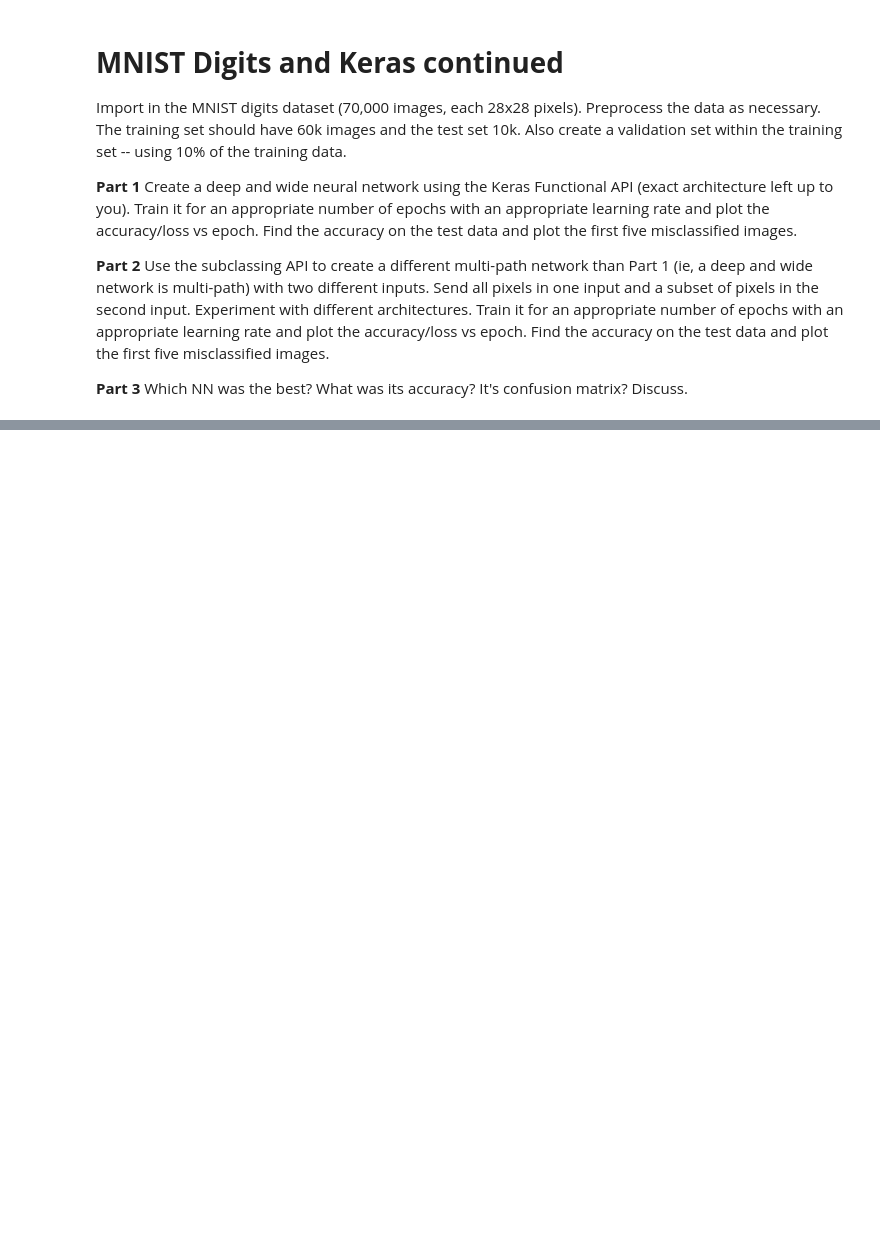
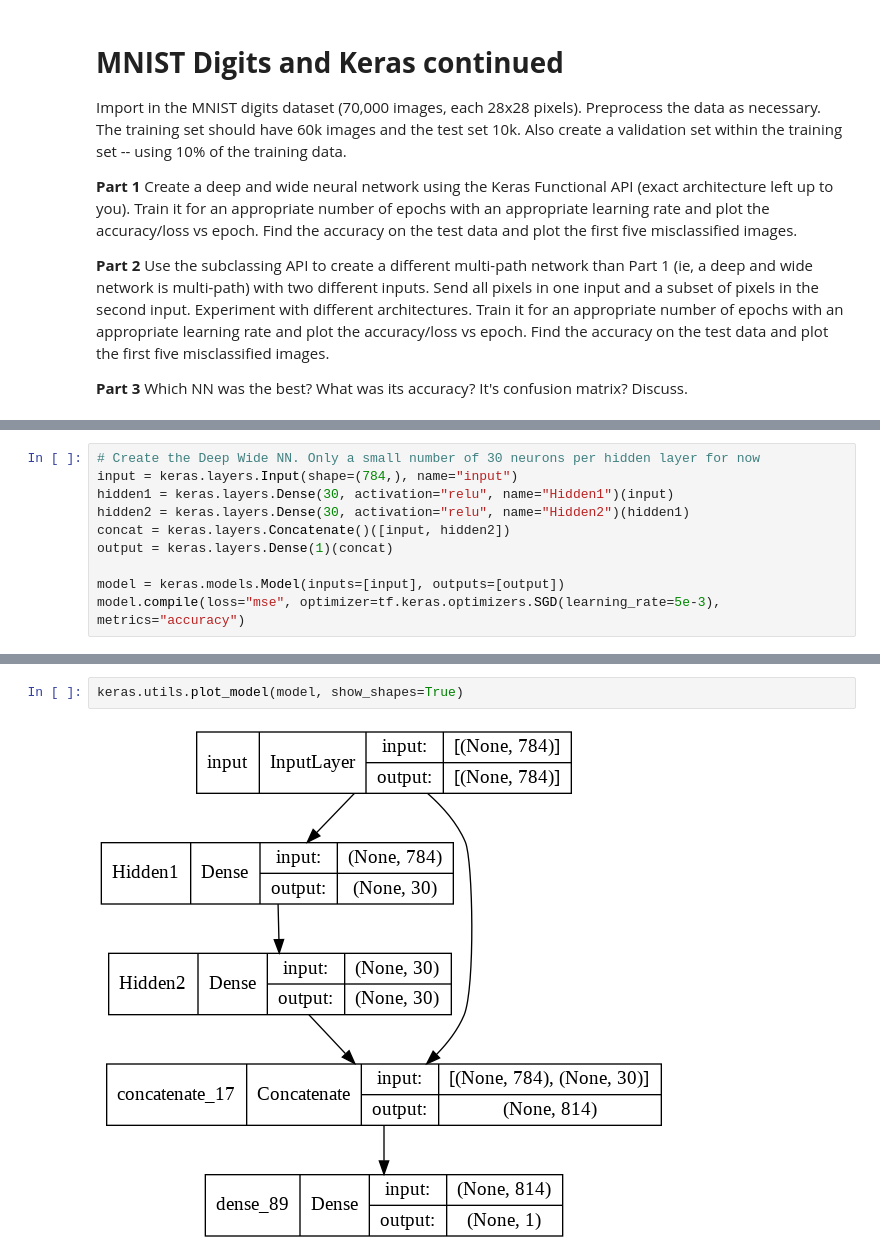
Before and after one commit to NeymanThomas/4499-Assignments, a Jupyter notebook: Homework-2/Homework_2.ipynb, the cells around one changed output, grey strips where cells are left out. Drawn from its saved outputs; the diff is of its cells as text; blank space fills up the shorter version.

```diff
--- a/Homework-2/Homework_2.ipynb
+++ b/Homework-2/Homework_2.ipynb
@@ -15,0 +43,10 @@ Which NN was the best? What was its accuracy? It's confusion matrix? Discuss.
+# %%
+# Create the Deep Wide NN. Only a small number of 30 neurons per hidden layer for now
+input = keras.layers.Input(shape=(784,), name="input")
+hidden1 = keras.layers.Dense(30, activation="relu", name="Hidden1")(input)
+hidden2 = keras.layers.Dense(30, activation="relu", name="Hidden2")(hidden1)
+concat = keras.layers.Concatenate()([input, hidden2])
+output = keras.layers.Dense(1)(concat)
+
+model = keras.models.Model(inputs=[input], outputs=[output])
+model.compile(loss="mse", optimizer=tf.keras.optimizers.SGD(learning_rate=5e-3), metrics="accuracy")
@@ -15,0 +76,4 @@ Which NN was the best? What was its accuracy? It's confusion matrix? Discuss.
+# %%
+keras.utils.plot_model(model, show_shapes=True)
+# %% [output]
+[figure, added]
```
Also changed, not shown: parts of 20 cells of this notebook.
